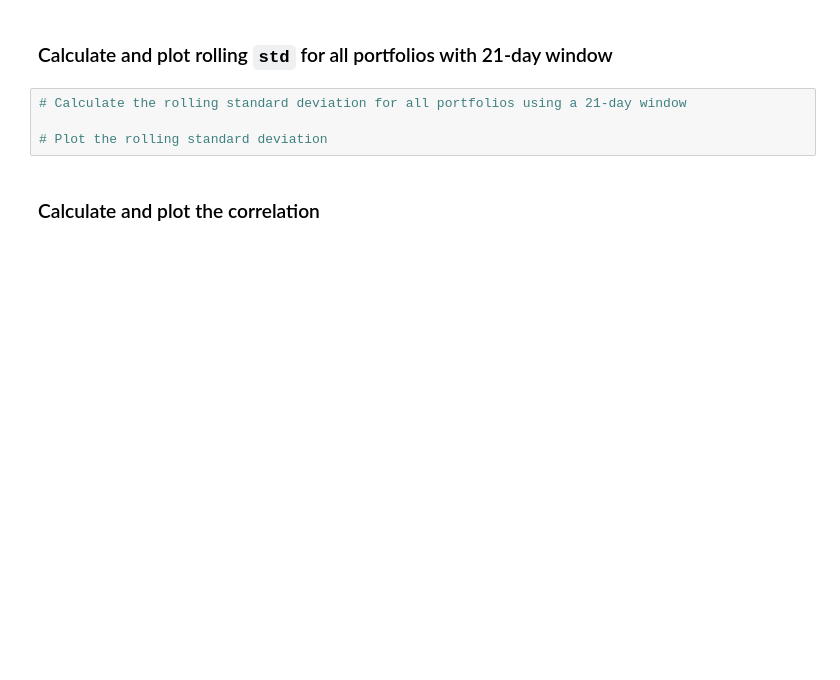
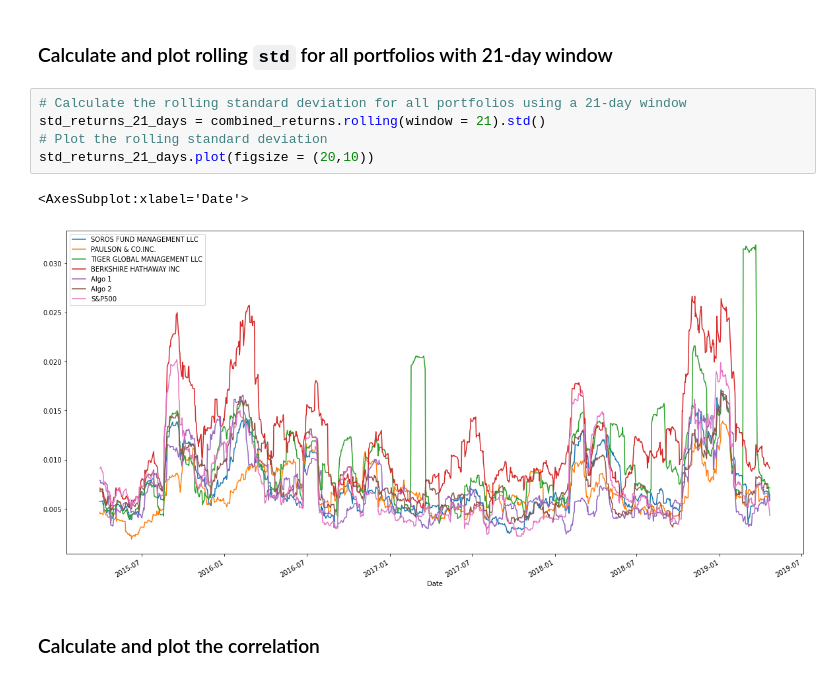
Before and after one commit to jackdavis185/Portfolio_Analysis, a Jupyter notebook: Starter_Code/whale_analysis.ipynb, the cells around one changed output. Cells and saved outputs as stored; diff of their text form; blank space fills up the shorter version.

Commit message:
finished rolling statistics

```diff
--- a/Starter_Code/whale_analysis.ipynb
+++ b/Starter_Code/whale_analysis.ipynb
@@ -224,8 +247,12 @@ Risk changes over time. Analyze the rolling statistics for Risk and Beta.
 ### Calculate and plot rolling `std` for all portfolios with 21-day window
 # %%
 # Calculate the rolling standard deviation for all portfolios using a 21-day window
-
+std_returns_21_days = combined_returns.rolling(window = 21).std()
 # Plot the rolling standard deviation
+std_returns_21_days.plot(figsize = (20,10))
+# %% [output]
+<AxesSubplot:xlabel='Date'>
+[figure, added]
 # %% [markdown]
 ### Calculate and plot the correlation
 # %%
```
Also changed, not shown: parts of 11 cells of this notebook.
